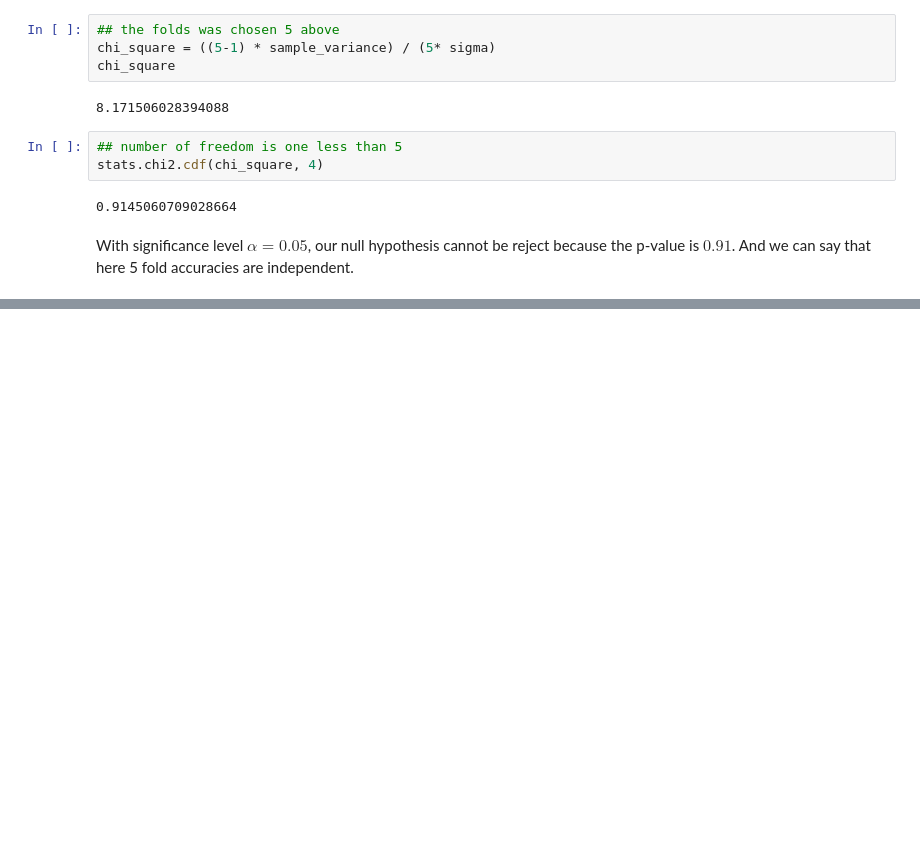
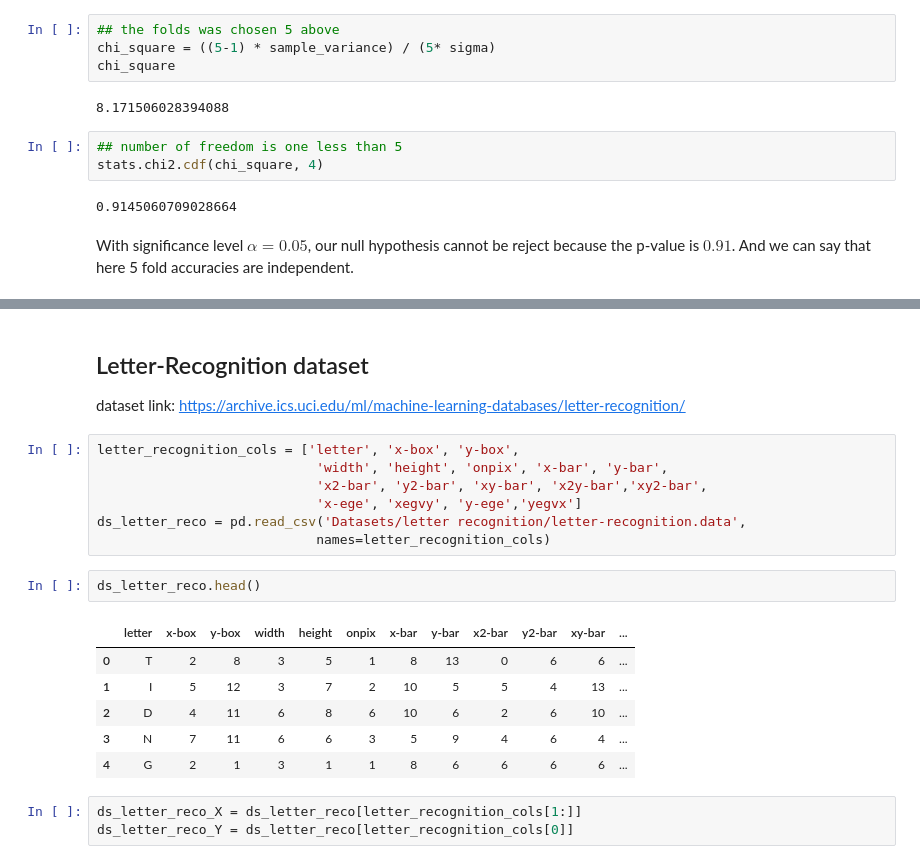
Before and after one commit to amindadgar/Dependency-Analysis-KFoldCrossValidation, a Jupyter notebook: main.ipynb, the cells around one changed output, grey strips where cells are left out. Cells and saved outputs as stored; diff of their text form; blank space fills up the shorter version.

```diff
--- a/main.ipynb
+++ b/main.ipynb
@@ -347,0 +469,22 @@ With significance level $\alpha = 0.05$, our null hypothesis cannot be reject be
+# %% [markdown]
+## Letter-Recognition dataset
+dataset link: https://archive.ics.uci.edu/ml/machine-learning-databases/letter-recognition/
+# %%
+letter_recognition_cols = ['letter', 'x-box', 'y-box',
+                            'width', 'height', 'onpix', 'x-bar', 'y-bar',
+                            'x2-bar', 'y2-bar', 'xy-bar', 'x2y-bar','xy2-bar',
+                            'x-ege', 'xegvy', 'y-ege','yegvx']
+ds_letter_reco = pd.read_csv('Datasets/letter recognition/letter-recognition.data',
+                            names=letter_recognition_cols)
+# %%
+ds_letter_reco.head()
+# %% [output]
+|  | letter | x-box | y-box | width | height | onpix | x-bar | y-bar | x2-bar | y2-bar | xy-bar | ... |
+| 0 | T | 2 | 8 | 3 | 5 | 1 | 8 | 13 | 0 | 6 | 6 | ... |
+| 1 | I | 5 | 12 | 3 | 7 | 2 | 10 | 5 | 5 | 4 | 13 | ... |
+| 2 | D | 4 | 11 | 6 | 8 | 6 | 10 | 6 | 2 | 6 | 10 | ... |
+| 3 | N | 7 | 11 | 6 | 6 | 3 | 5 | 9 | 4 | 6 | 4 | ... |
+| 4 | G | 2 | 1 | 3 | 1 | 1 | 8 | 6 | 6 | 6 | 6 | ... |
+# %%
+ds_letter_reco_X = ds_letter_reco[letter_recognition_cols[1:]]
+ds_letter_reco_Y = ds_letter_reco[letter_recognition_cols[0]]
```
Also changed, not shown: parts of 33 cells of this notebook, 6 other files.
